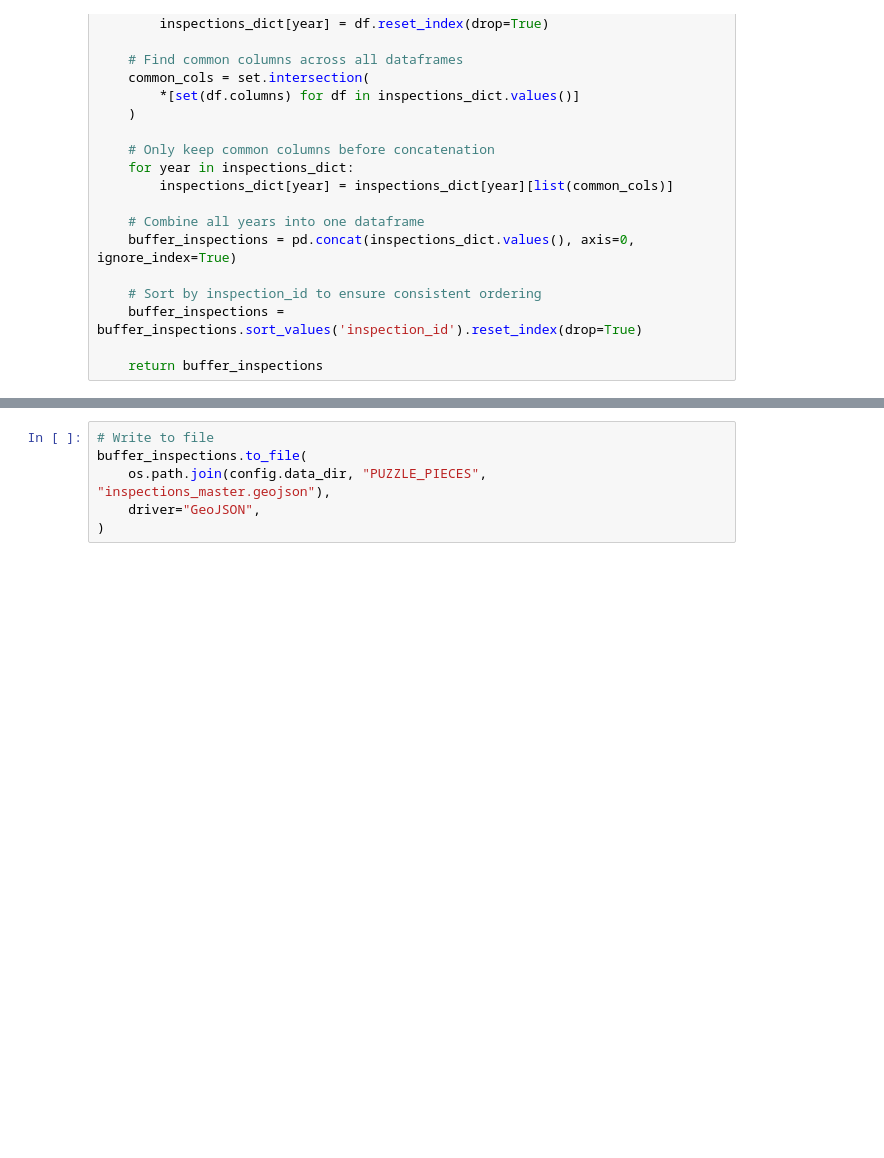
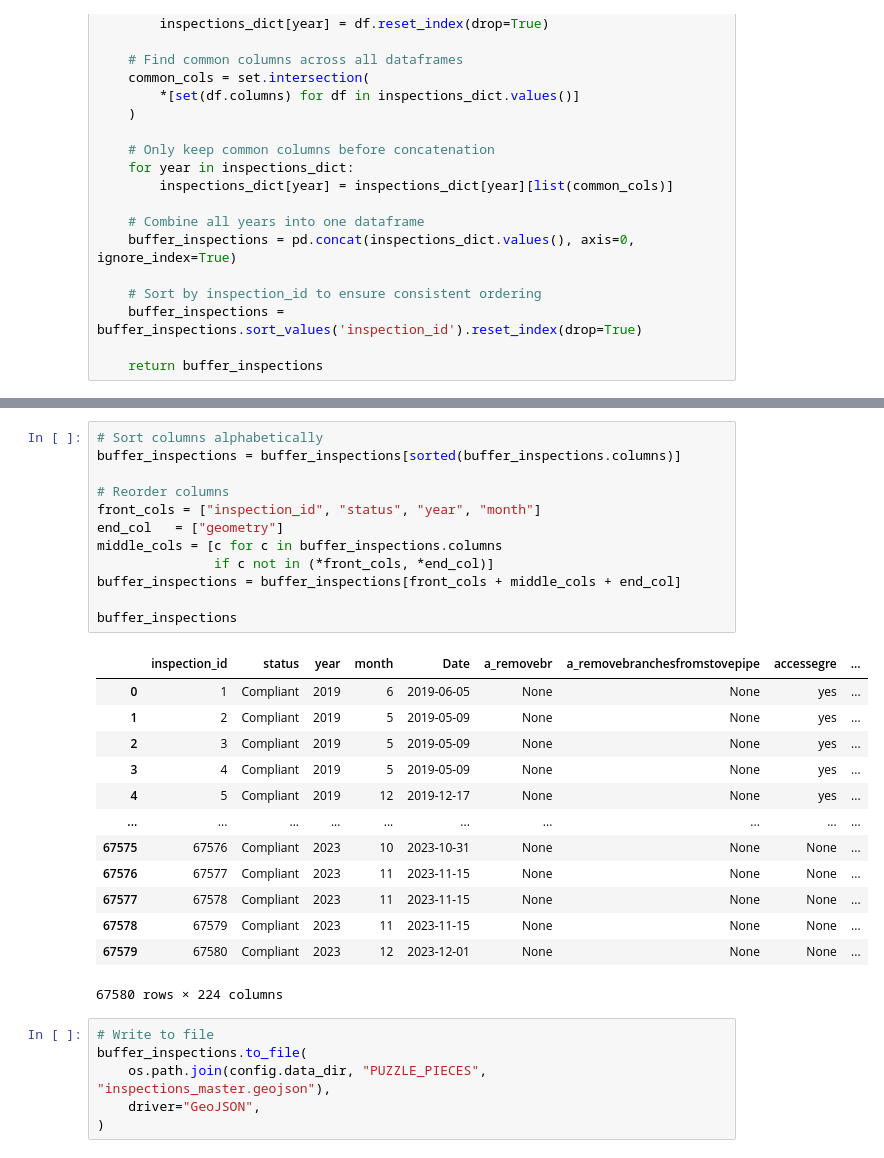
Before and after one commit to wildfire-prep/data-preparation, a Jupyter notebook: code/00_label_data/05_concatenate_inspections.ipynb, the cells around one changed output, grey strips where cells are left out. Drawn from its saved outputs; the diff is of its cells as text; blank space fills up the shorter version.

Commit message:
update column order

```diff
--- a/code/00_label_data/05_concatenate_inspections.ipynb
+++ b/code/00_label_data/05_concatenate_inspections.ipynb
@@ -159,4 +159,30 @@ buffer_inspections
 67580 rows × 224 columns
+# %%
+# Sort columns alphabetically
+buffer_inspections = buffer_inspections[sorted(buffer_inspections.columns)]
+
+# Reorder columns
+front_cols = ["inspection_id", "status", "year", "month"]
+end_col   = ["geometry"]
+middle_cols = [c for c in buffer_inspections.columns
+               if c not in (*front_cols, *end_col)]
+buffer_inspections = buffer_inspections[front_cols + middle_cols + end_col]
+
+buffer_inspections
+# %% [output]
+|  | inspection_id | status | year | month | Date | a_removebr | a_removebranchesfromstovepipe | accessegre | ... |
+| 0 | 1 | Compliant | 2019 | 6 | 2019-06-05 | None | None | yes | ... |
+| 1 | 2 | Compliant | 2019 | 5 | 2019-05-09 | None | None | yes | ... |
+| 2 | 3 | Compliant | 2019 | 5 | 2019-05-09 | None | None | yes | ... |
+| 3 | 4 | Compliant | 2019 | 5 | 2019-05-09 | None | None | yes | ... |
+| 4 | 5 | Compliant | 2019 | 12 | 2019-12-17 | None | None | yes | ... |
+| ... | ... | ... | ... | ... | ... | ... | ... | ... | ... |
+| 67575 | 67576 | Compliant | 2023 | 10 | 2023-10-31 | None | None | None | ... |
+| 67576 | 67577 | Compliant | 2023 | 11 | 2023-11-15 | None | None | None | ... |
+| 67577 | 67578 | Compliant | 2023 | 11 | 2023-11-15 | None | None | None | ... |
+| 67578 | 67579 | Compliant | 2023 | 11 | 2023-11-15 | None | None | None | ... |
+| 67579 | 67580 | Compliant | 2023 | 12 | 2023-12-01 | None | None | None | ... |
+67580 rows × 224 columns
 # %%
 # Write to file
 buffer_inspections.to_file(
```
Also changed, not shown: parts of 1 cell of this notebook, 8 other files.
